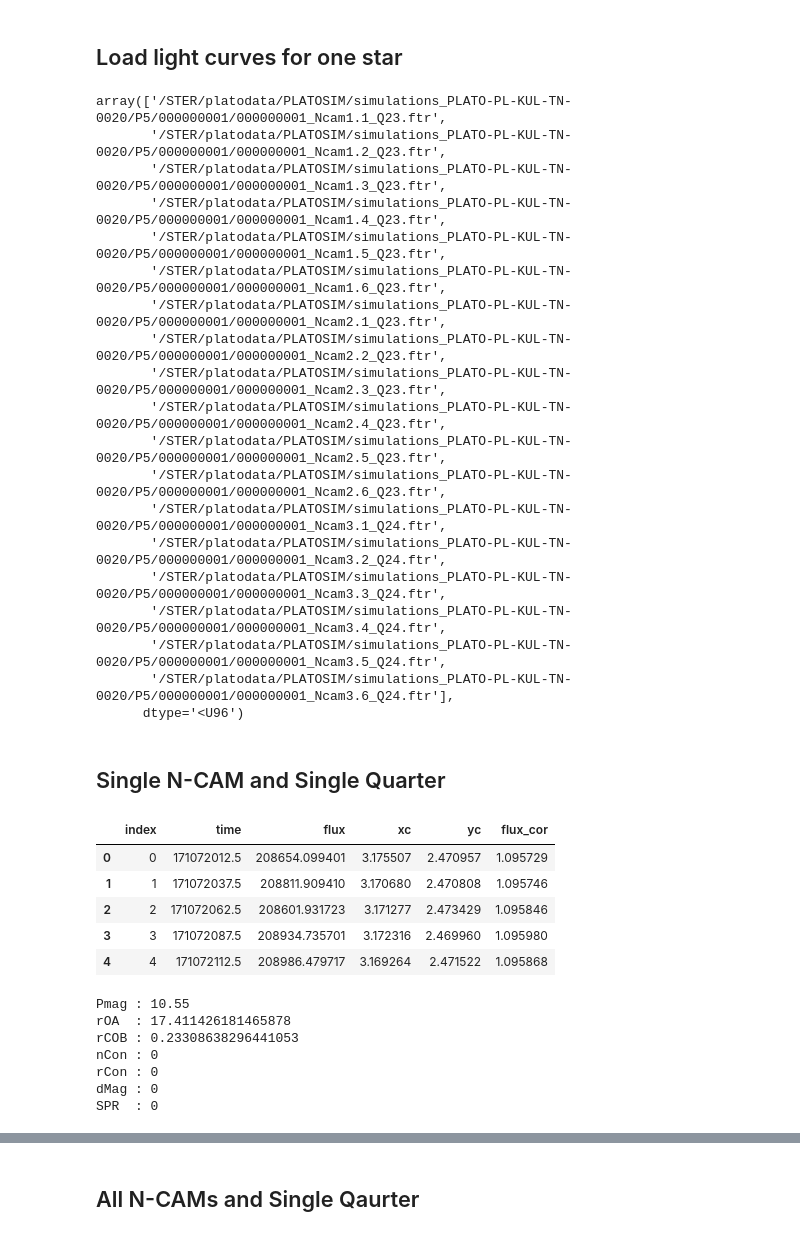
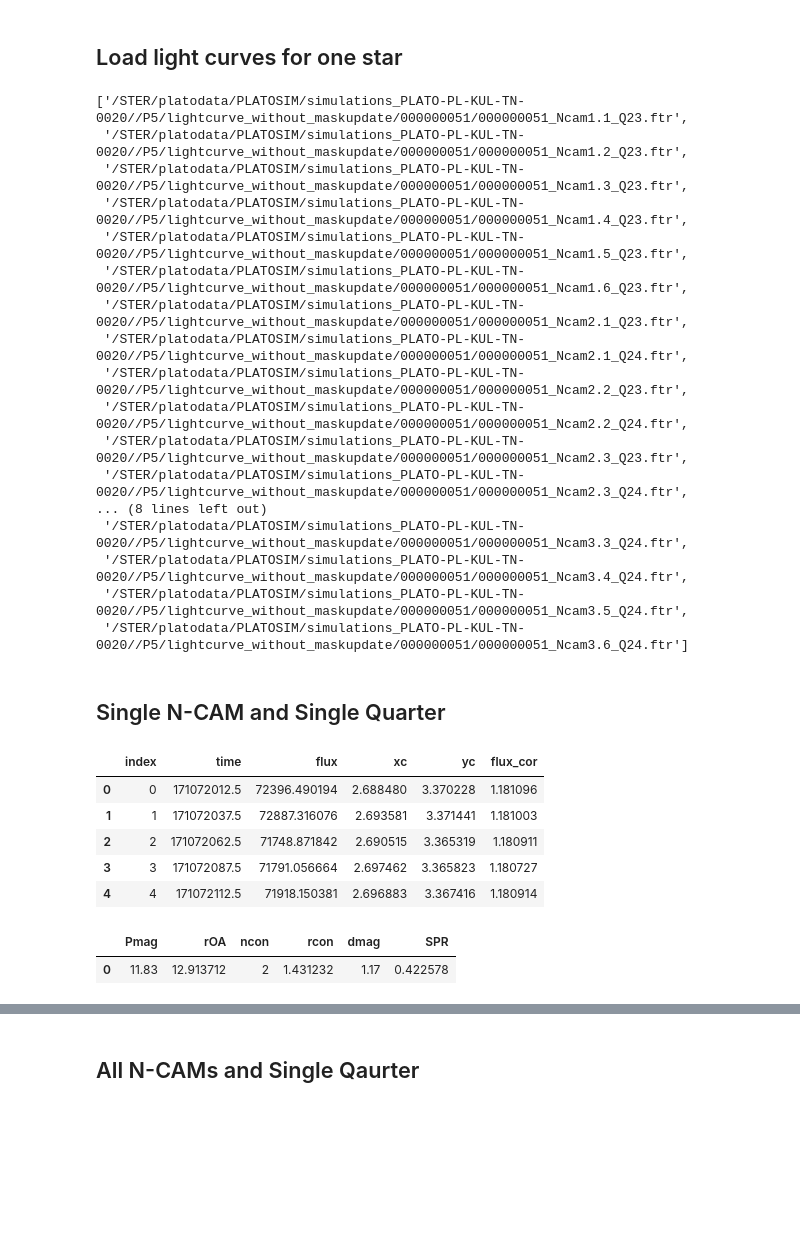
Before and after one commit to ivs-kuleuven/platosim3, a Jupyter notebook: docs/technicalnotes/KUL-TN-20/QuickLookForSimulations.ipynb, the cells around one changed output, grey strips where cells are left out. Drawn from its saved outputs; the diff is of its cells as text; code cells hidden in the pictures; blank space fills up the shorter version.

```diff
--- a/docs/technicalnotes/KUL-TN-20/QuickLookForSimulations.ipynb
+++ b/docs/technicalnotes/KUL-TN-20/QuickLookForSimulations.ipynb
@@ -32,7 +32,8 @@ setup_notebook()
 ## Load light curves for one star
 # %%
 # Load all data for a single star
-idir = "/STER/platodata/PLATOSIM/simulations_PLATO-PL-KUL-TN-0020/P5/000000002"
+sims = "/STER/platodata/PLATOSIM/simulations_PLATO-PL-KUL-TN-0020/"
+idir = f"{sims}/P5/lightcurve_without_maskupdate/000000051"
 lcs = LightCurve(idir, mode="multi")
 # To fetch a specific light curve, use instead:
 # lc = LightCurve(f"{idir}/000000083/000000083_Ncam1.1_Q23.ftr")
@@ -42,61 +43,45 @@ lcs.unpack()
 # %%
 # Fetch all feather filenames
 filenames = lcs.files("ftr")
-filename  = filenames[0]
 filenames
 # %% [output]
-array(['/STER/platodata/PLATOSIM/simulations_PLATO-PL-KUL-TN-0020/P5/000000001/000000001_Ncam1.1_Q23.ftr',
-       '/STER/platodata/PLATOSIM/simulations_PLATO-PL-KUL-TN-0020/P5/000000001/000000001_Ncam1.2_Q23.ftr',
-       '/STER/platodata/PLATOSIM/simulations_PLATO-PL-KUL-TN-0020/P5/000000001/000000001_Ncam1.3_Q23.ftr',
-       '/STER/platodata/PLATOSIM/simulations_PLATO-PL-KUL-TN-0020/P5/000000001/000000001_Ncam1.4_Q23.ftr',
-       '/STER/platodata/PLATOSIM/simulations_PLATO-PL-KUL-TN-0020/P5/000000001/000000001_Ncam1.5_Q23.ftr',
-       '/STER/platodata/PLATOSIM/simulations_PLATO-PL-KUL-TN-0020/P5/000000001/000000001_Ncam1.6_Q23.ftr',
-       '/STER/platodata/PLATOSIM/simulations_PLATO-PL-KUL-TN-0020/P5/000000001/000000001_Ncam2.1_Q23.ftr',
-       '/STER/platodata/PLATOSIM/simulations_PLATO-PL-KUL-TN-0020/P5/000000001/000000001_Ncam2.2_Q23.ftr',
-       '/STER/platodata/PLATOSIM/simulations_PLATO-PL-KUL-TN-0020/P5/000000001/000000001_Ncam2.3_Q23.ftr',
-       '/STER/platodata/PLATOSIM/simulations_PLATO-PL-KUL-TN-0020/P5/000000001/000000001_Ncam2.4_Q23.ftr',
-       '/STER/platodata/PLATOSIM/simulations_PLATO-PL-KUL-TN-0020/P5/000000001/000000001_Ncam2.5_Q23.ftr',
-       '/STER/platodata/PLATOSIM/simulations_PLATO-PL-KUL-TN-0020/P5/000000001/000000001_Ncam2.6_Q23.ftr',
-       '/STER/platodata/PLATOSIM/simulations_PLATO-PL-KUL-TN-0020/P5/000000001/000000001_Ncam3.1_Q24.ftr',
-       '/STER/platodata/PLATOSIM/simulations_PLATO-PL-KUL-TN-0020/P5/000000001/000000001_Ncam3.2_Q24.ftr',
-       '/STER/platodata/PLATOSIM/simulations_PLATO-PL-KUL-TN-0020/P5/000000001/000000001_Ncam3.3_Q24.ftr',
-       '/STER/platodata/PLATOSIM/simulations_PLATO-PL-KUL-TN-0020/P5/000000001/000000001_Ncam3.4_Q24.ftr',
-       '/STER/platodata/PLATOSIM/simulations_PLATO-PL-KUL-TN-0020/P5/000000001/000000001_Ncam3.5_Q24.ftr',
-       '/STER/platodata/PLATOSIM/simulations_PLATO-PL-KUL-TN-0020/P5/000000001/000000001_Ncam3.6_Q24.ftr'],
-      dtype='<U96')
+['/STER/platodata/PLATOSIM/simulations_PLATO-PL-KUL-TN-0020//P5/lightcurve_without_maskupdate/000000051/000000051_Ncam1.1_Q23.ftr',
+ '/STER/platodata/PLATOSIM/simulations_PLATO-PL-KUL-TN-0020//P5/lightcurve_without_maskupdate/000000051/000000051_Ncam1.2_Q23.ftr',
+ '/STER/platodata/PLATOSIM/simulations_PLATO-PL-KUL-TN-0020//P5/lightcurve_without_maskupdate/000000051/000000051_Ncam1.3_Q23.ftr',
+ '/STER/platodata/PLATOSIM/simulations_PLATO-PL-KUL-TN-0020//P5/lightcurve_without_maskupdate/000000051/000000051_Ncam1.4_Q23.ftr',
+ '/STER/platodata/PLATOSIM/simulations_PLATO-PL-KUL-TN-0020//P5/lightcurve_without_maskupdate/000000051/000000051_Ncam1.5_Q23.ftr',
+ '/STER/platodata/PLATOSIM/simulations_PLATO-PL-KUL-TN-0020//P5/lightcurve_without_maskupdate/000000051/000000051_Ncam1.6_Q23.ftr',
+ '/STER/platodata/PLATOSIM/simulations_PLATO-PL-KUL-TN-0020//P5/lightcurve_without_maskupdate/000000051/000000051_Ncam2.1_Q23.ftr',
+ '/STER/platodata/PLATOSIM/simulations_PLATO-PL-KUL-TN-0020//P5/lightcurve_without_maskupdate/000000051/000000051_Ncam2.1_Q24.ftr',
+ '/STER/platodata/PLATOSIM/simulations_PLATO-PL-KUL-TN-0020//P5/lightcurve_without_maskupdate/000000051/000000051_Ncam2.2_Q23.ftr',
+ '/STER/platodata/PLATOSIM/simulations_PLATO-PL-KUL-TN-0020//P5/lightcurve_without_maskupdate/000000051/000000051_Ncam2.2_Q24.ftr',
+ '/STER/platodata/PLATOSIM/simulations_PLATO-PL-KUL-TN-0020//P5/lightcurve_without_maskupdate/000000051/000000051_Ncam2.3_Q23.ftr',
+ '/STER/platodata/PLATOSIM/simulations_PLATO-PL-KUL-TN-0020//P5/lightcurve_without_maskupdate/000000051/000000051_Ncam2.3_Q24.ftr',
+... (8 lines left out)
+ '/STER/platodata/PLATOSIM/simulations_PLATO-PL-KUL-TN-0020//P5/lightcurve_without_maskupdate/000000051/000000051_Ncam3.3_Q24.ftr',
+ '/STER/platodata/PLATOSIM/simulations_PLATO-PL-KUL-TN-0020//P5/lightcurve_without_maskupdate/000000051/000000051_Ncam3.4_Q24.ftr',
+ '/STER/platodata/PLATOSIM/simulations_PLATO-PL-KUL-TN-0020//P5/lightcurve_without_maskupdate/000000051/000000051_Ncam3.5_Q24.ftr',
+ '/STER/platodata/PLATOSIM/simulations_PLATO-PL-KUL-TN-0020//P5/lightcurve_without_maskupdate/000000051/000000051_Ncam3.6_Q24.ftr']
 # %% [markdown]
 ## Single N-CAM and Single Quarter
 # %%
 # Fetch the first light curve for this star
-lc = LightCurve(filename)
+lc = LightCurve(filenames[0])
 lc.data().head()
 # %% [output]
 |  | index | time | flux | xc | yc | flux_cor |
-| 0 | 0 | 171072012.5 | 208654.099401 | 3.175507 | 2.470957 | 1.095729 |
-| 1 | 1 | 171072037.5 | 208811.909410 | 3.170680 | 2.470808 | 1.095746 |
-| 2 | 2 | 171072062.5 | 208601.931723 | 3.171277 | 2.473429 | 1.095846 |
-| 3 | 3 | 171072087.5 | 208934.735701 | 3.172316 | 2.469960 | 1.095980 |
-| 4 | 4 | 171072112.5 | 208986.479717 | 3.169264 | 2.471522 | 1.095868 |
+| 0 | 0 | 171072012.5 | 72396.490194 | 2.688480 | 3.370228 | 1.181096 |
+| 1 | 1 | 171072037.5 | 72887.316076 | 2.693581 | 3.371441 | 1.181003 |
+| 2 | 2 | 171072062.5 | 71748.871842 | 2.690515 | 3.365319 | 1.180911 |
+| 3 | 3 | 171072087.5 | 71791.056664 | 2.697462 | 3.365823 | 1.180727 |
+| 4 | 4 | 171072112.5 | 71918.150381 | 2.696883 | 3.367416 | 1.180914 |
 # %%
 # Get target star information
 star = lc.star_info(lcs.files("cat")[0])
-print(f"""
-Pmag : {star[0]}
-rOA  : {star[1]}
-rCOB : {star[2]}
-nCon : {star[3]}
-rCon : {star[4]}
-dMag : {star[5]}
-SPR  : {star[6]}
-""")
+star
 # %% [output]
-Pmag : 10.55
-rOA  : 17.411426181465878
-rCOB : 0.23308638296441053
-nCon : 0
-rCon : 0
-dMag : 0
-SPR  : 0
+|  | Pmag | rOA | ncon | rcon | dmag | SPR |
+| 0 | 11.83 | 12.913712 | 2 | 1.431232 | 1.17 | 0.422578 |
 # %%
 # Get noise-less light curve
 lc.varsource()
```
Also changed, not shown: parts of 7 cells of this notebook, 1 other file.
